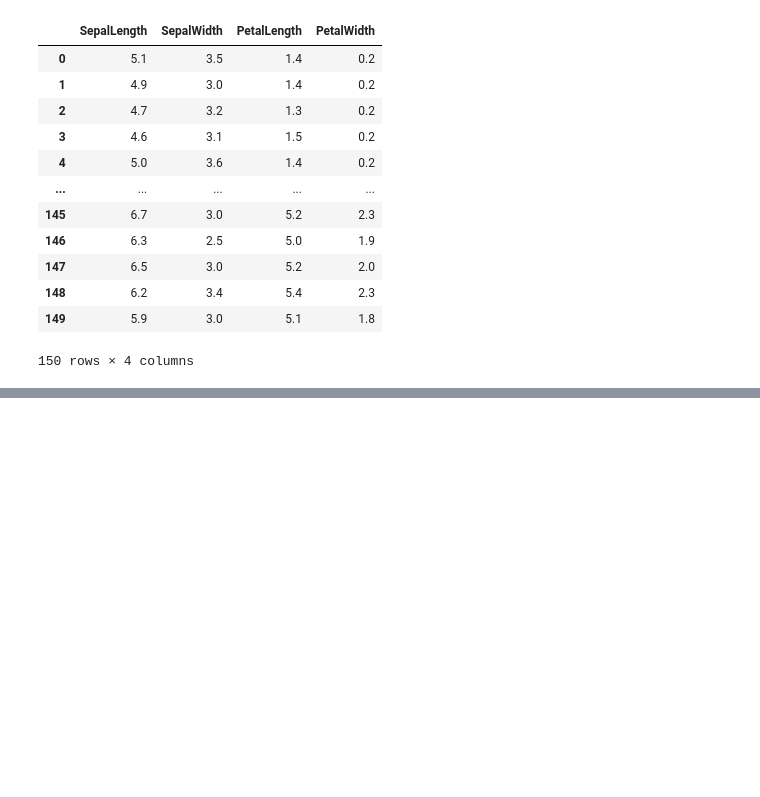
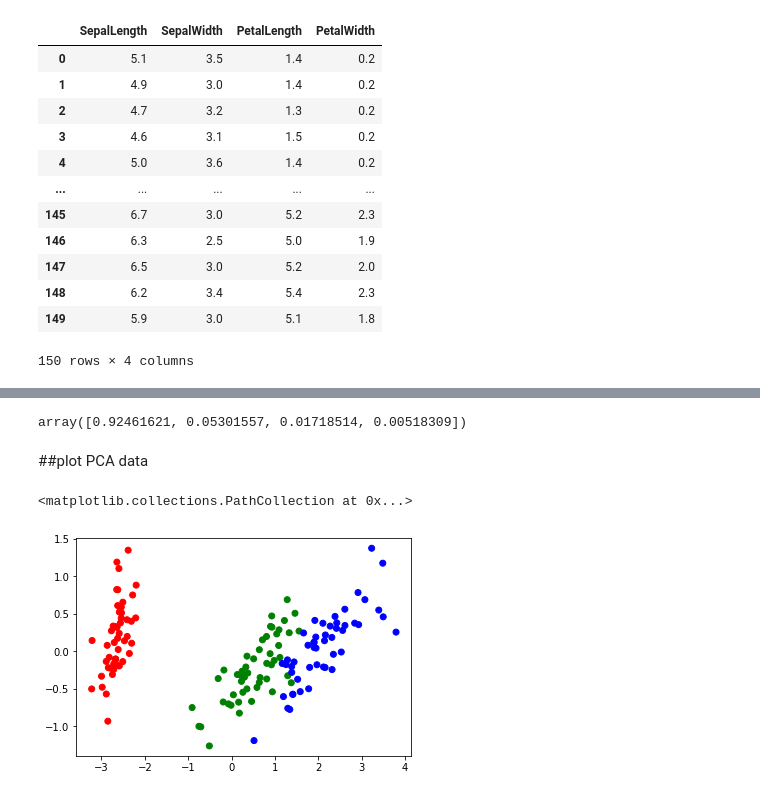
Before and after one commit to Chanakarn06/data_viz_2022, a Jupyter notebook: DataViz03_Data_Distribution(PCA).ipynb, the cells around one changed output, grey strips where cells are left out. Cells and saved outputs as stored; diff of their text form; code cells hidden in the pictures; blank space fills up the shorter version.

```diff
--- a/DataViz03_Data_Distribution(PCA).ipynb
+++ b/DataViz03_Data_Distribution(PCA).ipynb
@@ -42,6 +42,8 @@ import
 from sklearn.decomposition  import PCA
 # %% [markdown]
 define
+# %%
+pca = PCA()
 # %% [markdown]
 fit-tranform
 # %%
@@ -72,4 +92,4 @@ NameError: ignored
 # %%
-PCAdf = pd.DataFrame(new_axis,columns=['PCA1','PCA2','PAC3','PCA'])
+PCAdf = pd.DataFrame(new_axis, columns = ['PCA1','PCA2','PCA3','PCA4'])
 PCAdf
 # %% [output]
@@ -76,0 +109,6 @@ NameError: ignored
+# %%
+pca.explained_variance_ratio_
+# %% [output]
+array([0.92461621, 0.05301557, 0.01718514, 0.00518309])
+# %% [markdown]
+##plot PCA data
@@ -76,0 +117,7 @@ NameError: ignored
+# %%
+example_df2 = example_df.replace({'Iris-setosa':'r', 'Iris-versicolor':'g', 'Iris-virginica':'b'})
+# %%
+plt.scatter(PCAdf['PCA1'],PCAdf['PCA2'],c=example_df2['Name'])
+# %% [output]
+<matplotlib.collections.PathCollection at 0x...>
+[figure, added]
```
Also changed, not shown: parts of 6 cells of this notebook.
